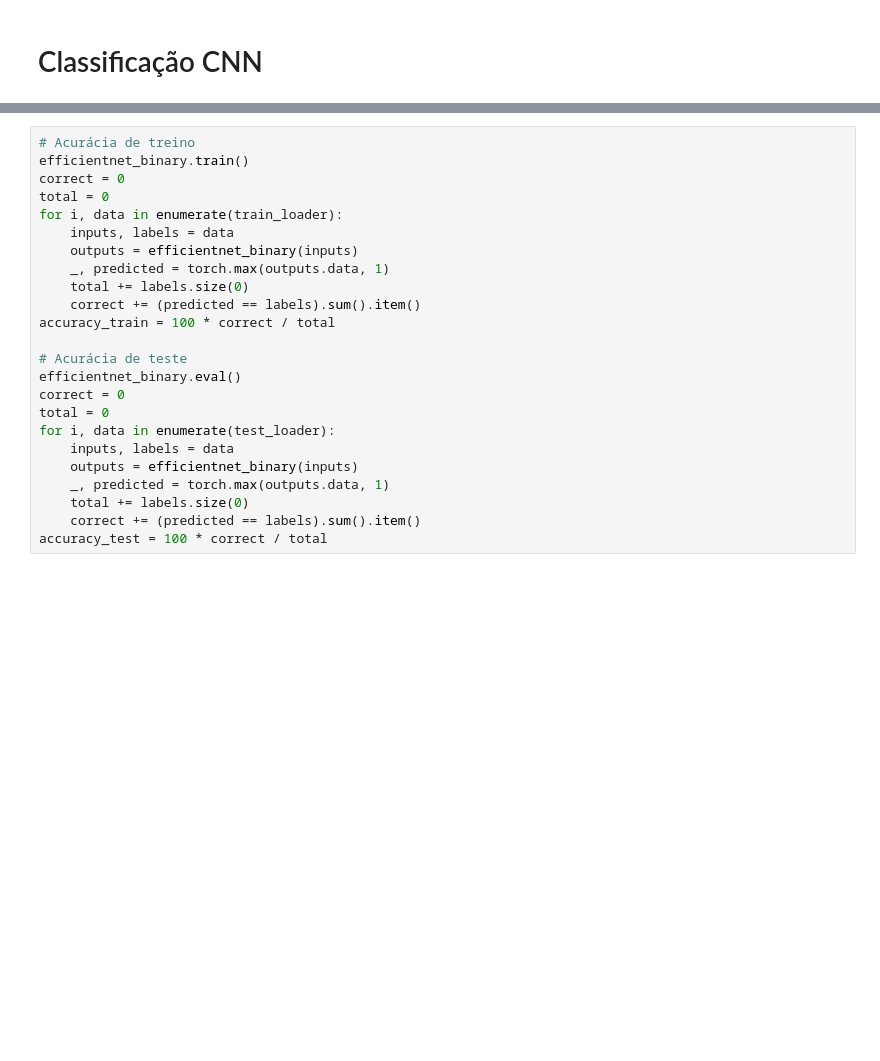
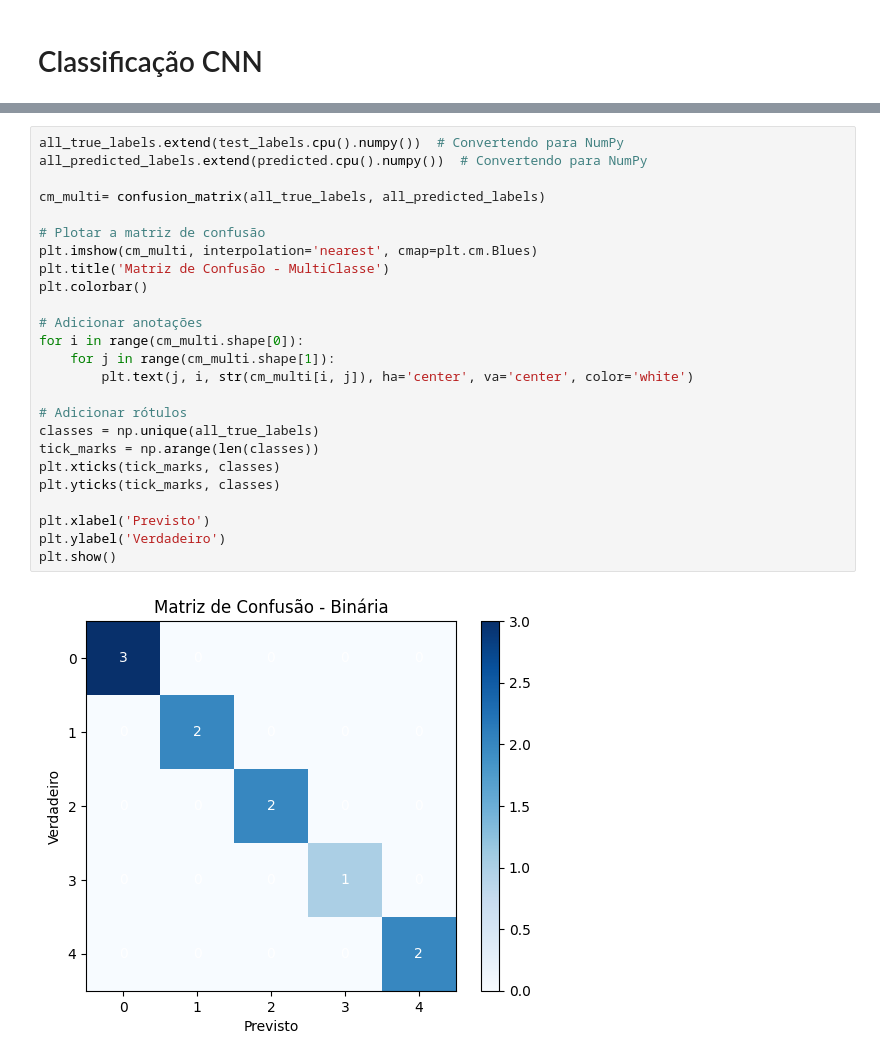
Before and after one commit to juliamarcal/PAI---trabalho-1, a Jupyter notebook: Modelos_classificacao.ipynb, the cells around one changed output, grey strips where cells are left out. Cells and saved outputs as stored; diff of their text form; blank space fills up the shorter version.

```diff
--- a/Modelos_classificacao.ipynb
+++ b/Modelos_classificacao.ipynb
@@ -451,24 +534,27 @@ for epoch in range(100):
-# %%
-# Acurácia de treino
-efficientnet_binary.train()
-correct = 0
-total = 0
-for i, data in enumerate(train_loader):
-    inputs, labels = data
-    outputs = efficientnet_binary(inputs)
-    _, predicted = torch.max(outputs.data, 1)
-    total += labels.size(0)
-    correct += (predicted == labels).sum().item()
-accuracy_train = 100 * correct / total
-
-# Acurácia de teste
-efficientnet_binary.eval()
-correct = 0
-total = 0
-for i, data in enumerate(test_loader):
-    inputs, labels = data
-    outputs = efficientnet_binary(inputs)
-    _, predicted = torch.max(outputs.data, 1)
-    total += labels.size(0)
-    correct += (predicted == labels).sum().item()
-accuracy_test = 100 * correct / total
+# %%
+all_true_labels.extend(test_labels.cpu().numpy())  # Convertendo para NumPy
+all_predicted_labels.extend(predicted.cpu().numpy())  # Convertendo para NumPy
+
+cm_multi= confusion_matrix(all_true_labels, all_predicted_labels)
+
+# Plotar a matriz de confusão
+plt.imshow(cm_multi, interpolation='nearest', cmap=plt.cm.Blues)
+plt.title('Matriz de Confusão - MultiClasse')
+plt.colorbar()
+
+# Adicionar anotações
+for i in range(cm_multi.shape[0]):
+    for j in range(cm_multi.shape[1]):
+        plt.text(j, i, str(cm_multi[i, j]), ha='center', va='center', color='white')
+
+# Adicionar rótulos
+classes = np.unique(all_true_labels)
+tick_marks = np.arange(len(classes))
+plt.xticks(tick_marks, classes)
+plt.yticks(tick_marks, classes)
+
+plt.xlabel('Previsto')
+plt.ylabel('Verdadeiro')
+plt.show()
+# %% [output]
+[figure, added]
```
Also changed, not shown: parts of 12 cells of this notebook.
